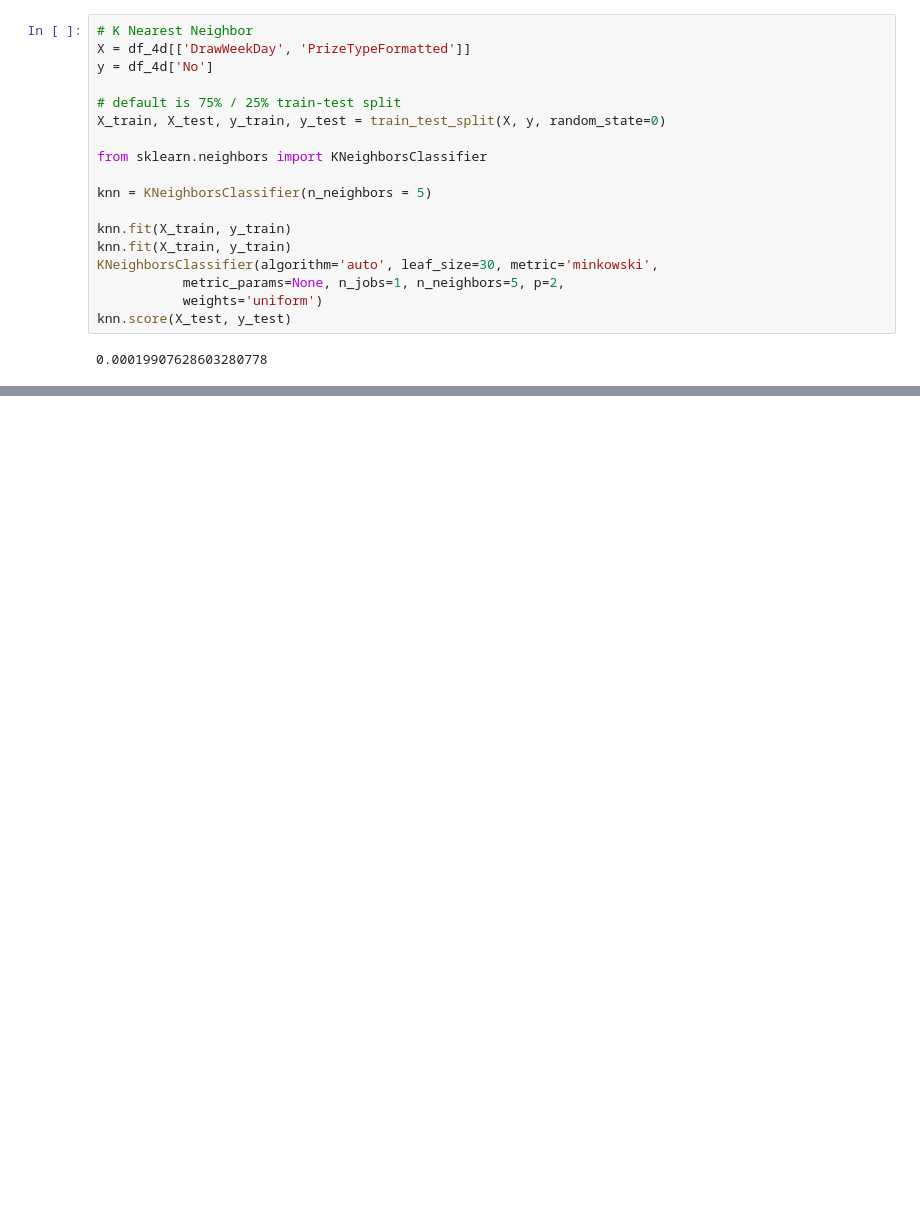
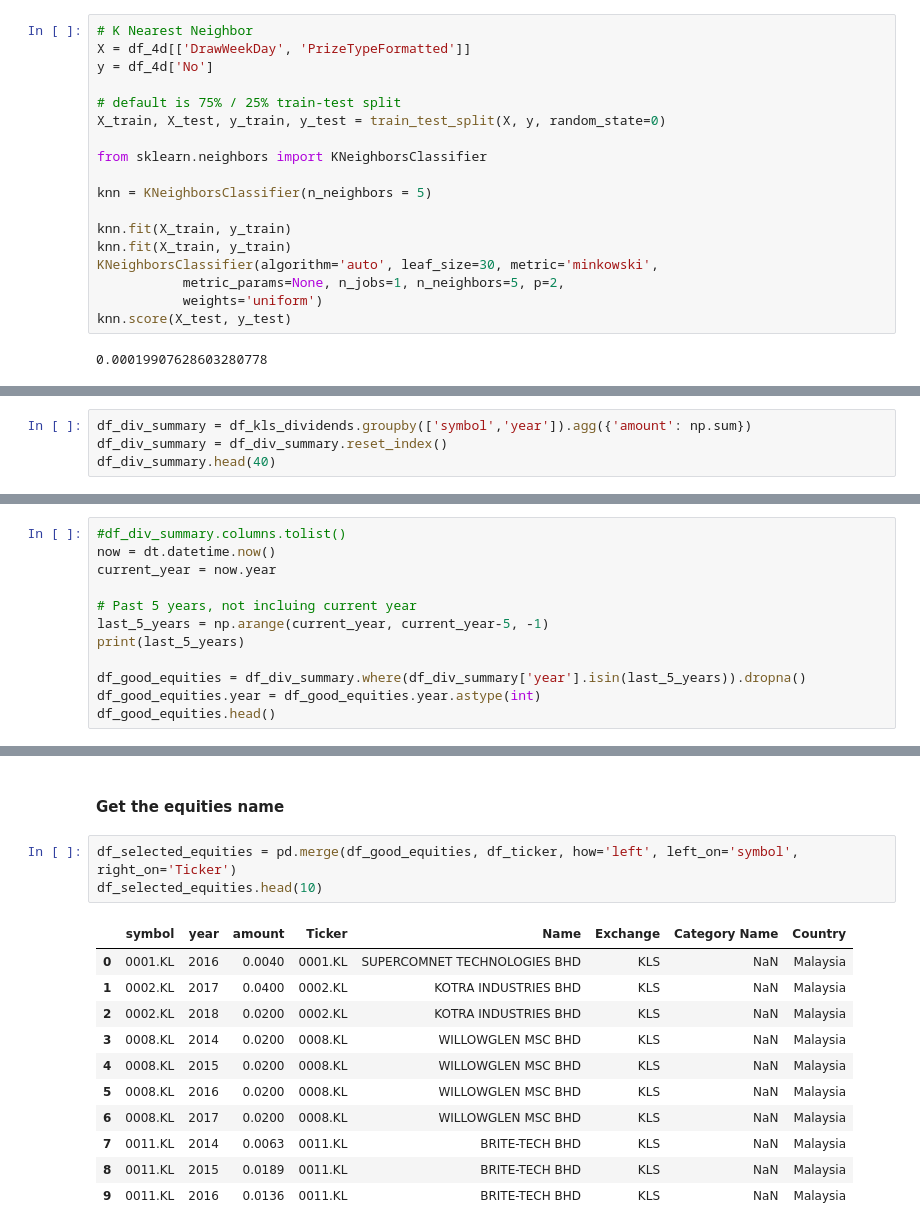
Before and after one commit to mengwangk/ai-playground, a Jupyter notebook: notebook/myInvestor-toolkit.ipynb, the cells around one changed output, grey strips where cells are left out. Cells and saved outputs as stored; diff of their text form; blank space fills up the shorter version.

```diff
--- a/notebook/myInvestor-toolkit.ipynb
+++ b/notebook/myInvestor-toolkit.ipynb
@@ -134,0 +135,4 @@ df_kls.head(10)
+# %%
+df_div_summary = df_kls_dividends.groupby(['symbol','year']).agg({'amount': np.sum})
+df_div_summary = df_div_summary.reset_index()
+df_div_summary.head(40)
@@ -134,0 +159,12 @@ df_kls.head(10)
+# %%
+#df_div_summary.columns.tolist()
+now = dt.datetime.now()
+current_year = now.year
+
+# Past 5 years, not incluing current year
+last_5_years = np.arange(current_year, current_year-5, -1)
+print(last_5_years)
+
+df_good_equities = df_div_summary.where(df_div_summary['year'].isin(last_5_years)).dropna()
+df_good_equities.year = df_good_equities.year.astype(int)
+df_good_equities.head()
@@ -134,0 +179,17 @@ df_kls.head(10)
+# %% [markdown]
+#### Get the equities name
+# %%
+df_selected_equities = pd.merge(df_good_equities, df_ticker, how='left', left_on='symbol', right_on='Ticker')
+df_selected_equities.head(10)
+# %% [output]
+|  | symbol | year | amount | Ticker | Name | Exchange | Category Name | Country |
+| 0 | 0001.KL | 2016 | 0.0040 | 0001.KL | SUPERCOMNET TECHNOLOGIES BHD | KLS | NaN | Malaysia |
+| 1 | 0002.KL | 2017 | 0.0400 | 0002.KL | KOTRA INDUSTRIES BHD | KLS | NaN | Malaysia |
+| 2 | 0002.KL | 2018 | 0.0200 | 0002.KL | KOTRA INDUSTRIES BHD | KLS | NaN | Malaysia |
+| 3 | 0008.KL | 2014 | 0.0200 | 0008.KL | WILLOWGLEN MSC BHD | KLS | NaN | Malaysia |
+| 4 | 0008.KL | 2015 | 0.0200 | 0008.KL | WILLOWGLEN MSC BHD | KLS | NaN | Malaysia |
+| 5 | 0008.KL | 2016 | 0.0200 | 0008.KL | WILLOWGLEN MSC BHD | KLS | NaN | Malaysia |
+| 6 | 0008.KL | 2017 | 0.0200 | 0008.KL | WILLOWGLEN MSC BHD | KLS | NaN | Malaysia |
+| 7 | 0011.KL | 2014 | 0.0063 | 0011.KL | BRITE-TECH BHD | KLS | NaN | Malaysia |
+| 8 | 0011.KL | 2015 | 0.0189 | 0011.KL | BRITE-TECH BHD | KLS | NaN | Malaysia |
+| 9 | 0011.KL | 2016 | 0.0136 | 0011.KL | BRITE-TECH BHD | KLS | NaN | Malaysia |
```
Also changed, not shown: parts of 15 cells of this notebook, 2 other files.
